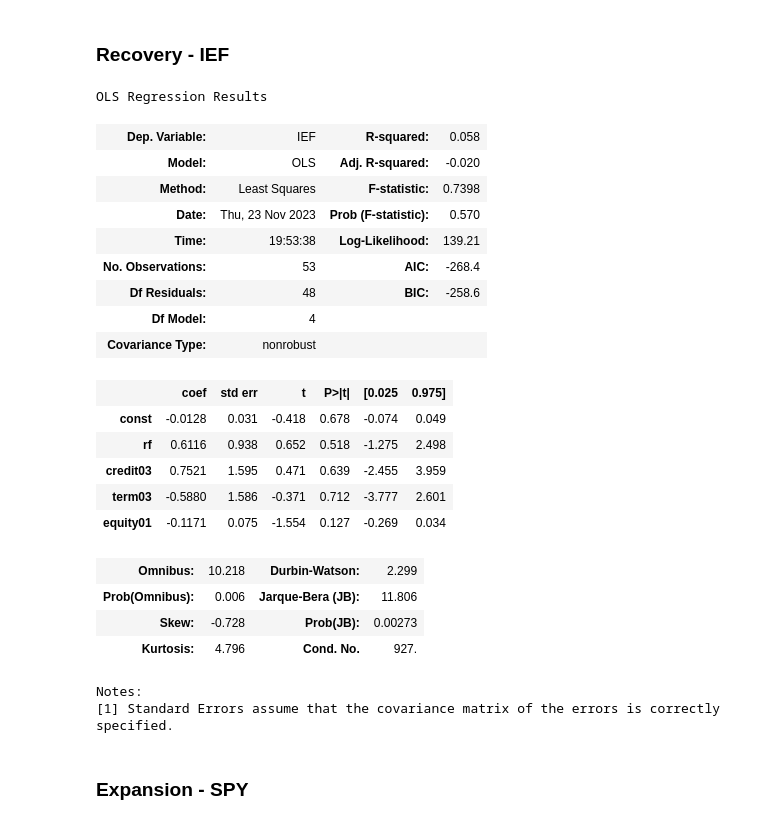
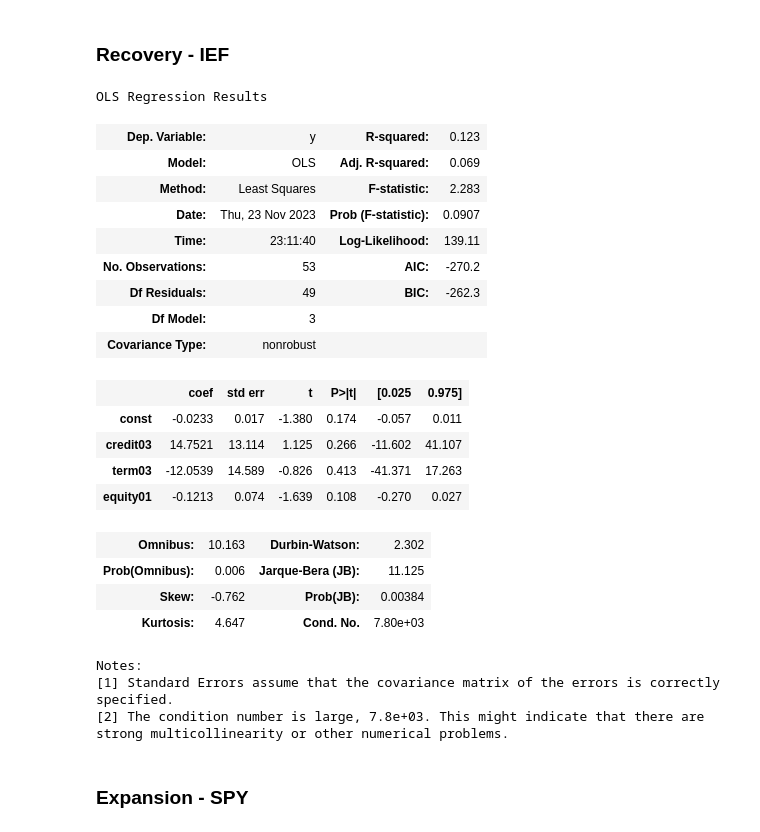
Before and after one commit to FELAB-KHU/S-PQuantTeam03, a Jupyter notebook: 1123/OLS_지영.ipynb, the cells around one changed output. Cells and saved outputs as stored; diff of their text form; code cells hidden in the pictures.

```diff
--- a/1123/OLS_지영.ipynb
+++ b/1123/OLS_지영.ipynb
@@ -83,3 +83,6 @@ rf  # 연 수익률을 월 환산
 | 224 | 2021-09 | 0.000000 |
 | 225 | 2021-10 | 0.000000 |
 226 rows × 2 columns
+# %%
+credit03.iloc[:,1] /= 12
+credit03
@@ -85,0 +103,3 @@ rf  # 연 수익률을 월 환산
+# %%
+term03.iloc[:,1] /= 12
+term03
@@ -151,10 +185,10 @@ data01 = data01[data01['recovery'] == 1]
 data01
 
 # Selecting relevant columns for the regression
-X = data01[['rf', 'credit03', 'term03', 'equity01']]
-y = data01['SPY']
+X = data01[['credit03', 'term03', 'equity01']]
+y = data01['SPY']-data01['rf']
 
-# Adding a constant to the independent variables
+# # Adding a constant to the independent variables
 X = sm.add_constant(X)
 
 # Performing the OLS regression
@@ -219,11 +275,10 @@ data02 = data02[data02['recovery'] == 1]
 data02
 
 # Selecting relevant columns for the regression
-X = data02[['rf', 'credit03', 'term03', 'equity01']]
-y = data02['LQD']
+X = data02[['credit03', 'term03', 'equity01']]
+y = data02['LQD']-data02['rf']
 
-# Adding a constant to the independent variables
-# import statsmodels.api as sm
+# # Adding a constant to the independent variables
 X = sm.add_constant(X)
 
 # Performing the OLS regression
@@ -274,54 +330,55 @@ data03.columns = ['DATE', 'IEF', 'rf', 'credit03', 'term03', 'equity01']
 data03['DATE'] = pd.to_datetime(data03['DATE'])
 data03['DATE'] = data03['DATE'].dt.strftime('%Y-%m')
 data03.set_index('DATE', inplace=True)
 
 # Assuming recovery_dates is a list of datetime objects representing the recovery dates
 recovery_dates = [pd.to_datetime(date).strftime('%Y-%m') for date in recovery]
 recovery_dates
 
 # recovery 컬럼 추가
 data03['recovery'] = data03.index.map(lambda x: 1 if x in recovery_dates else 0)
 
 # recovery 국면만 슬라이싱
 data03 = data03[data03['recovery'] == 1]
 data03
 
 # Selecting relevant columns for the regression
-X = data03[['rf', 'credit03', 'term03','equity01']]
-y = data03['IEF']
+X = data03[['credit03', 'term03', 'equity01']]
+y = data03['IEF'] - data03['rf']
 
 # Adding a constant to the independent variables
 import statsmodels.api as sm
 X = sm.add_constant(X)
 
 # Performing the OLS regression
 model03 = sm.OLS(y, X, missing='drop').fit()
 
 # Displaying the regression results
 model03.summary()
 # %% [output]
 OLS Regression Results
-| Dep. Variable: | IEF | R-squared: | 0.058 |
-| Model: | OLS | Adj. R-squared: | -0.020 |
-| Method: | Least Squares | F-statistic: | 0.7398 |
-| Date: | Thu, 23 Nov 2023 | Prob (F-statistic): | 0.570 |
-| Time: | 19:53:38 | Log-Likelihood: | 139.21 |
-| No. Observations: | 53 | AIC: | -268.4 |
-| Df Residuals: | 48 | BIC: | -258.6 |
-| Df Model: | 4 |  |  |
+| Dep. Variable: | y | R-squared: | 0.123 |
+| Model: | OLS | Adj. R-squared: | 0.069 |
+| Method: | Least Squares | F-statistic: | 2.283 |
+| Date: | Thu, 23 Nov 2023 | Prob (F-statistic): | 0.0907 |
+| Time: | 23:11:40 | Log-Likelihood: | 139.11 |
+| No. Observations: | 53 | AIC: | -270.2 |
+| Df Residuals: | 49 | BIC: | -262.3 |
+| Df Model: | 3 |  |  |
 | Covariance Type: | nonrobust |  |  |
 |  | coef | std err | t | P>|t| | [0.025 | 0.975] |
-| const | -0.0128 | 0.031 | -0.418 | 0.678 | -0.074 | 0.049 |
-| rf | 0.6116 | 0.938 | 0.652 | 0.518 | -1.275 | 2.498 |
-| credit03 | 0.7521 | 1.595 | 0.471 | 0.639 | -2.455 | 3.959 |
-| term03 | -0.5880 | 1.586 | -0.371 | 0.712 | -3.777 | 2.601 |
-| equity01 | -0.1171 | 0.075 | -1.554 | 0.127 | -0.269 | 0.034 |
+| const | -0.0233 | 0.017 | -1.380 | 0.174 | -0.057 | 0.011 |
+| credit03 | 14.7521 | 13.114 | 1.125 | 0.266 | -11.602 | 41.107 |
+| term03 | -12.0539 | 14.589 | -0.826 | 0.413 | -41.371 | 17.263 |
+| equity01 | -0.1213 | 0.074 | -1.639 | 0.108 | -0.270 | 0.027 |
-| Omnibus: | 10.218 | Durbin-Watson: | 2.299 |
-| Prob(Omnibus): | 0.006 | Jarque-Bera (JB): | 11.806 |
-| Skew: | -0.728 | Prob(JB): | 0.00273 |
-| Kurtosis: | 4.796 | Cond. No. | 927. |
+| Omnibus: | 10.163 | Durbin-Watson: | 2.302 |
+| Prob(Omnibus): | 0.006 | Jarque-Bera (JB): | 11.125 |
+| Skew: | -0.762 | Prob(JB): | 0.00384 |
+| Kurtosis: | 4.647 | Cond. No. | 7.80e+03 |
 Notes:
 [1] Standard Errors assume that the covariance matrix of the errors is correctly specified.
+[2] The condition number is large, 7.8e+03. This might indicate that there are
+strong multicollinearity or other numerical problems.
 # %% [markdown]
 ### Expansion - SPY
 # %%
```
Also changed, not shown: parts of 37 cells of this notebook, 3 other files.
